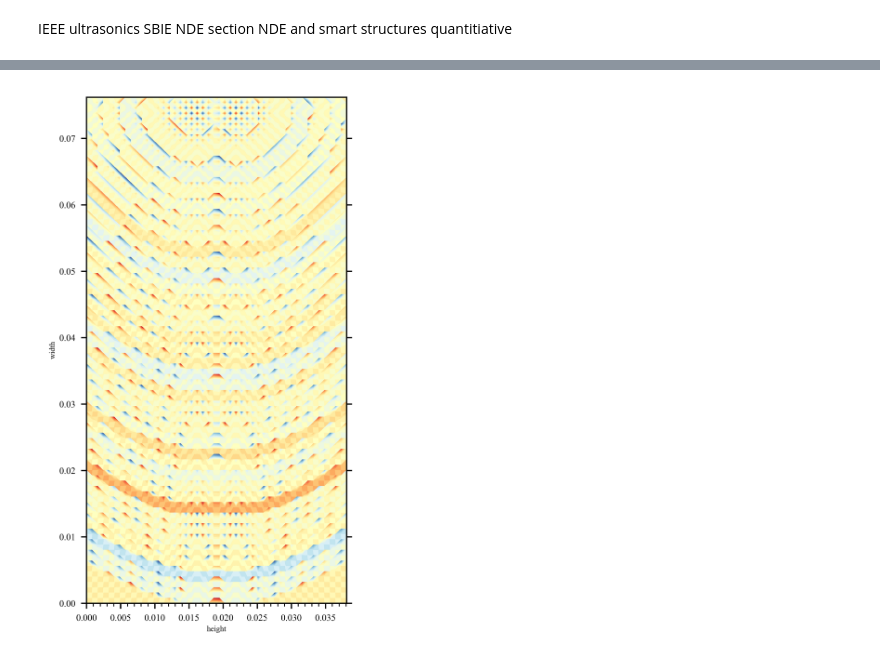
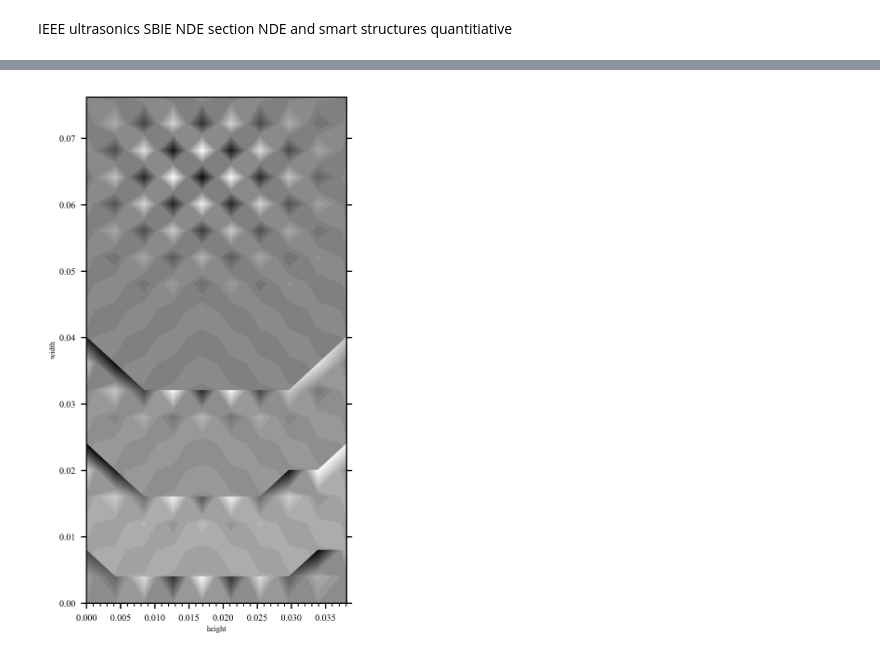
Before and after one commit to danchendrickson/Prospectus, a Jupyter notebook: EFIT/Self_EFIT.ipynb, the cells around one changed output, grey strips where cells are left out. Saved outputs shown, nothing was run; the diff lists cells and outputs as text; code cells hidden in the pictures.

```diff
--- a/EFIT/Self_EFIT.ipynb
+++ b/EFIT/Self_EFIT.ipynb
@@ -449,7 +461,7 @@ ct = np.sqrt(mu/rho)
 print(cl,ct)
 
 #Choose ferquency to be used for excitment
-frequency = 200000
+frequency = 40000
 
 #calculate wave length
 omegal = cl / frequency
@@ -610,0 +616,20 @@ import time
+# %%
+y = np.linspace(0, BeamLength, np.shape(CenterZResults[0][0])[1])
+x = np.linspace(0, BeamHeight, np.shape(CenterZResults[0][0])[0])
+x,y = np.meshgrid(x,y)
+
+fig = plt.figure(figsize=(6.0,BeamHeight/BeamLength*6.0))
+ax = plt.axes(xlim=(0, BeamHeight), ylim=(0, BeamLength))
+plt.ylabel(r'height')
+plt.xlabel(r'length')
+
+# animation function
+def animate(i):
+    z = np.matrix(CenterZResults[i][0][:,:]).T
+    cont = plt.contourf(x, y, z, levels=25, cmap='gray')
+    time.sleep(1)
+    return cont
+
+anim = animation.FuncAnimation(fig, animate, frames=np.shape(CenterZResults)[0])
+
+anim.save('animationZ.mp4')
@@ -610,0 +638,20 @@ import time
+# %%
+x = np.linspace(0, BeamLength, np.shape(CenterYResults[0][0])[1])
+y = np.linspace(0, BeamWidth, np.shape(CenterYResults[0][0])[0])
+x,y = np.meshgrid(x,y)
+
+fig = plt.figure(figsize=(BeamWidth/BeamLength*6.0,6.0))
+ax = plt.axes(xlim=(0, BeamLength), ylim=(0, BeamWidth))
+plt.xlabel(r'length')
+plt.ylabel(r'width')
+
+# animation function
+def animate(i):
+    z = np.matrix(CenterYResults[i][0][:,:])
+    cont = plt.contourf(x, y, z, levels=25, cmap='gray')
+    time.sleep(1)
+    return cont
+
+anim = animation.FuncAnimation(fig, animate, frames=np.shape(CenterYResults)[0])
+
+anim.save('animationY.mp4')
@@ -611,23 +660,23 @@ import time
 # %%
 x = np.linspace(0, BeamWidth, np.shape(CenterXResults[0][0])[1])
 y = np.linspace(0, BeamHeight, np.shape(CenterXResults[0][0])[0])
 x,y = np.meshgrid(x,y)
 
 fig = plt.figure(figsize=(BeamWidth/BeamHeight*6.0,6.0))
 
 ax = plt.axes(xlim=(0, BeamWidth), ylim=(0, BeamHeight))
 plt.xlabel(r'height')
 plt.ylabel(r'width')
 
 # animation function
 def animate(i):
     z = np.matrix(CenterXResults[i][0][:,:])
-    cont = plt.contourf(x, y, z, levels=25, cmap='RdYlBu')
+    cont = plt.contourf(x, y, z, levels=25, cmap='gray')
     time.sleep(1)
     return cont
 
 anim = animation.FuncAnimation(fig, animate, frames=np.shape(CenterXResults)[0])
 
 anim.save('animationX.mp4')
 # %% [output]
-[figure, old version]
+[figure, new version]
```
Also changed, not shown: parts of 10 cells of this notebook, 24 other files.
